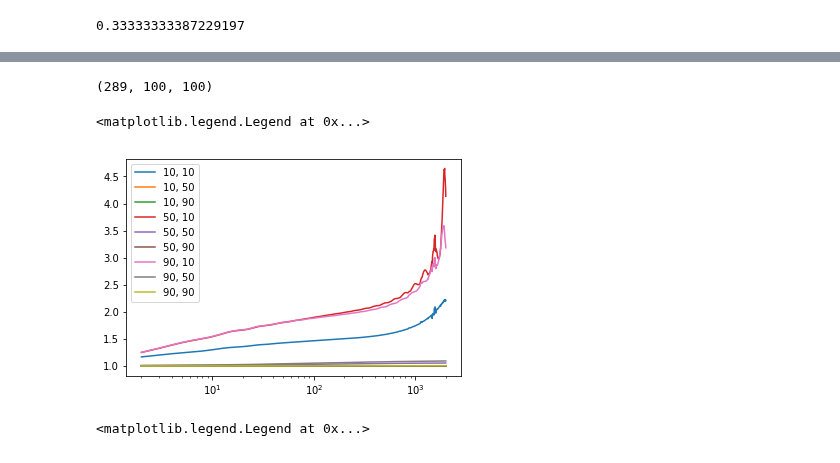
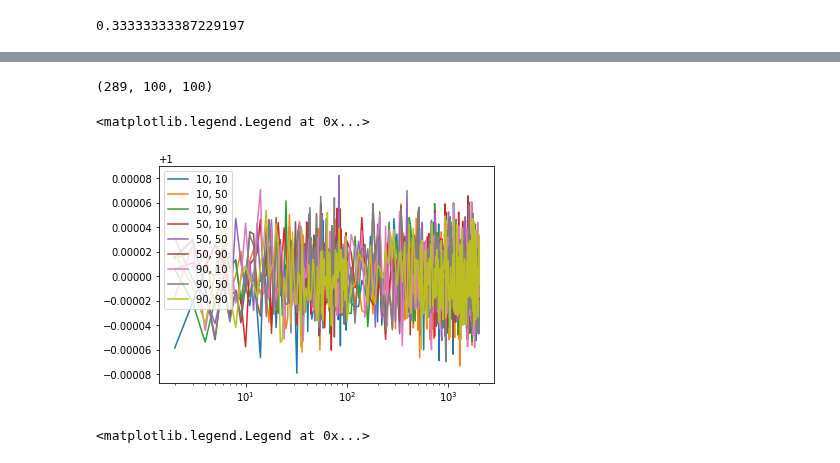
Before and after one commit to VMBoehm/postlimber, a Jupyter notebook: notebooks/G matrices.ipynb, the cells around one changed output, grey strips where cells are left out. Cells and saved outputs as stored; diff of their text form; code cells hidden in the pictures.

Commit message:
clphiphi agree between Chirag and me, to do:comparison of clphidelta

```diff
--- a/notebooks/G matrices.ipynb
+++ b/notebooks/G matrices.ipynb
@@ -260,5 +270,0 @@ print('Time taken = ', time.time()-begin)
-# %%
-clphiphi1 = np.load('../G_matrices/clphiphi_parallel.npy')
-print(clphiphi1.shape)
-# %% [output]
-(289, 100, 100)
@@ -271,8 +271,14 @@ clphiphi2 = np.swapaxes(np.array(test), 0, 1)
 # %%
+# comparing Chirags and mine Cl_phiphi(x1,x2)
+clphiphi1 = np.load('../G_matrices/clphiphi_parallel.npy')
+print(clphiphi1.shape)
+clphiphi2 = np.load('../output/clphiphi-samenew.npy')
 for ii in [10,50,90]:
     for jj in [10,50,90]:
         plt.semilogx(ell_,clphiphi1[:,ii,jj]/clphiphi2[:,ii,jj], label ='%d, %d'%(ii,jj))
 plt.legend()
+#--> they agree
 # %% [output]
-<matplotlib.legend.Legend at 0x...>
+(289, 100, 100)
+<matplotlib.legend.Legend at 0x...>
-[figure, old version]
+[figure, new version]
```
Also changed, not shown: parts of 10 cells of this notebook.
